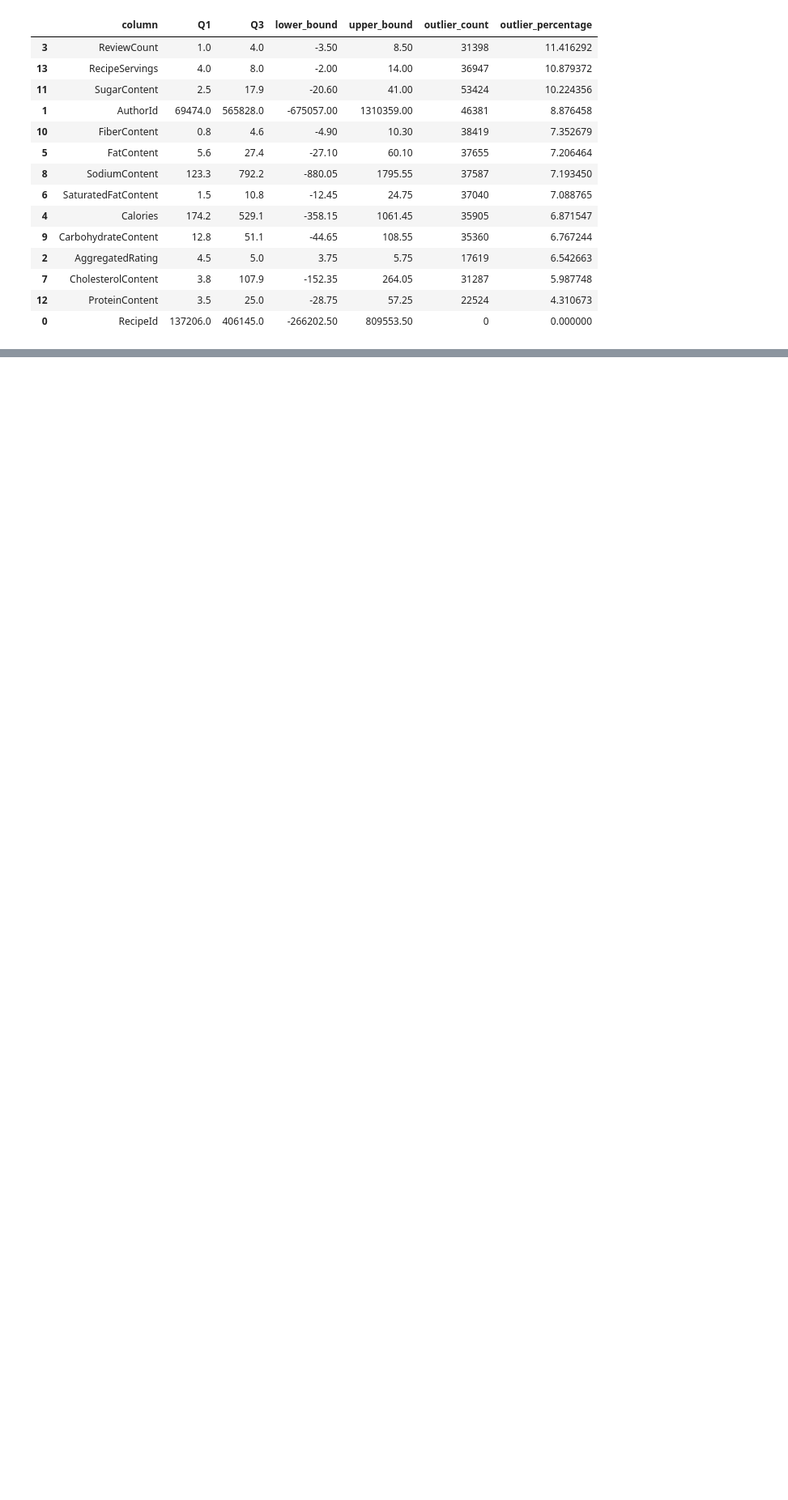
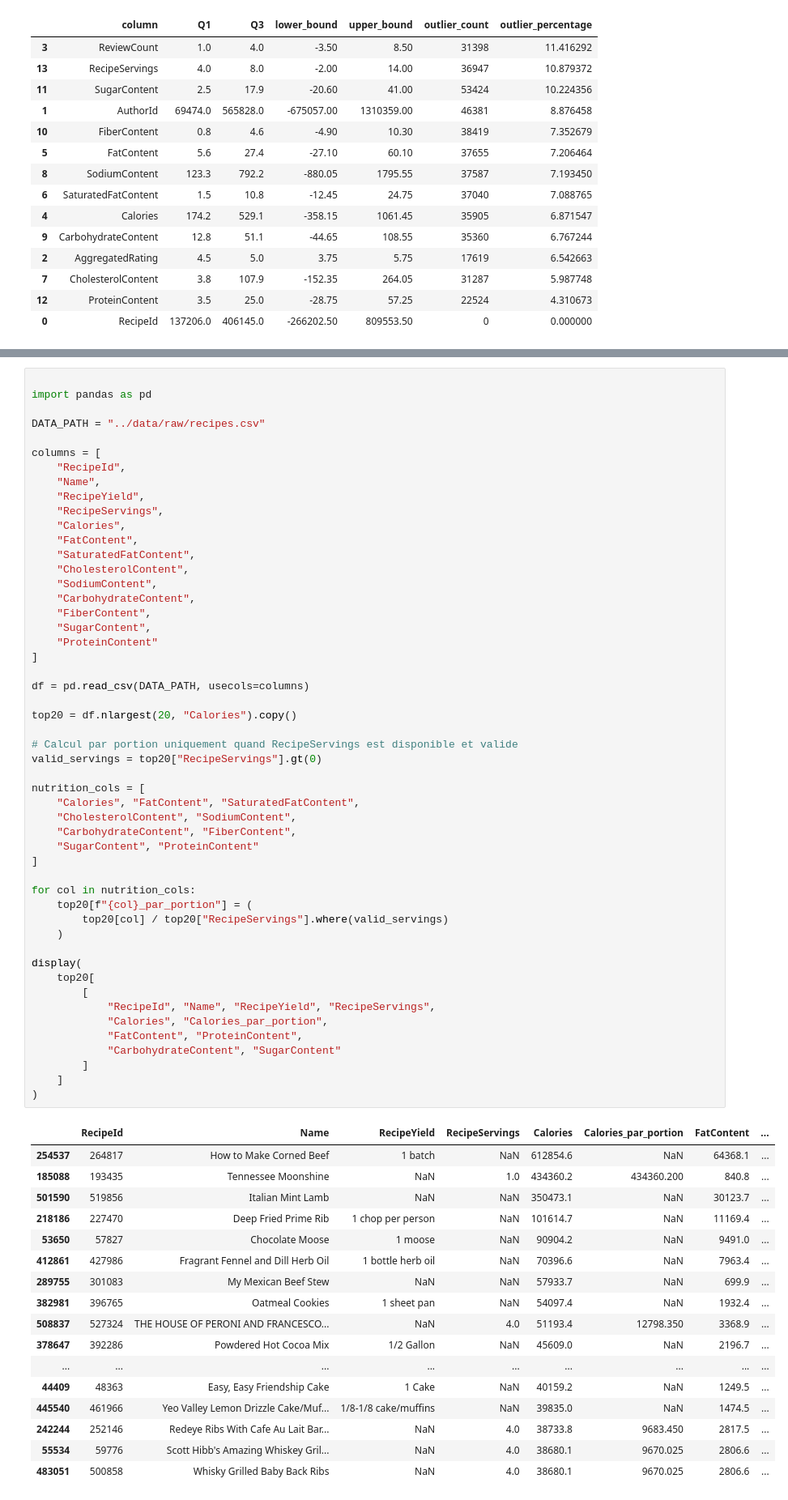
Before and after one commit to BejaouiChaima/adaptive-recipe-copilot, a Jupyter notebook: notebooks/01_eda_recipes.ipynb, the cells around one changed output, grey strips where cells are left out. Shown at 81% size. Saved outputs shown, nothing was run; the diff lists cells and outputs as text; blank space fills up the shorter version.

```diff
--- a/notebooks/01_eda_recipes.ipynb
+++ b/notebooks/01_eda_recipes.ipynb
@@ -394,0 +820,69 @@ plt.show()
+# %%
+
+import pandas as pd
+
+DATA_PATH = "../data/raw/recipes.csv"
+
+columns = [
+    "RecipeId",
+    "Name",
+    "RecipeYield",
+    "RecipeServings",
+    "Calories",
+    "FatContent",
+    "SaturatedFatContent",
+    "CholesterolContent",
+    "SodiumContent",
+    "CarbohydrateContent",
+    "FiberContent",
+    "SugarContent",
+    "ProteinContent"
+]
+
+df = pd.read_csv(DATA_PATH, usecols=columns)
+
+top20 = df.nlargest(20, "Calories").copy()
+
+# Calcul par portion uniquement quand RecipeServings est disponible et valide
+valid_servings = top20["RecipeServings"].gt(0)
+
+nutrition_cols = [
+    "Calories", "FatContent", "SaturatedFatContent",
+    "CholesterolContent", "SodiumContent",
+    "CarbohydrateContent", "FiberContent",
+    "SugarContent", "ProteinContent"
+]
+
+for col in nutrition_cols:
+    top20[f"{col}_par_portion"] = (
+        top20[col] / top20["RecipeServings"].where(valid_servings)
+    )
+
+display(
+    top20[
+        [
+            "RecipeId", "Name", "RecipeYield", "RecipeServings",
+            "Calories", "Calories_par_portion",
+            "FatContent", "ProteinContent",
+            "CarbohydrateContent", "SugarContent"
+        ]
+    ]
+)
+# %% [output]
+|  | RecipeId | Name | RecipeYield | RecipeServings | Calories | Calories_par_portion | FatContent | ... |
+| 254537 | 264817 | How to Make Corned Beef | 1 batch | NaN | 612854.6 | NaN | 64368.1 | ... |
+| 185088 | 193435 | Tennessee Moonshine | NaN | 1.0 | 434360.2 | 434360.200 | 840.8 | ... |
+| 501590 | 519856 | Italian Mint Lamb | NaN | NaN | 350473.1 | NaN | 30123.7 | ... |
+| 218186 | 227470 | Deep Fried Prime Rib | 1 chop per person | NaN | 101614.7 | NaN | 11169.4 | ... |
+| 53650 | 57827 | Chocolate Moose | 1 moose | NaN | 90904.2 | NaN | 9491.0 | ... |
+| 412861 | 427986 | Fragrant Fennel and Dill Herb Oil | 1 bottle herb oil | NaN | 70396.6 | NaN | 7963.4 | ... |
+| 289755 | 301083 | My Mexican Beef Stew | NaN | NaN | 57933.7 | NaN | 699.9 | ... |
+| 382981 | 396765 | Oatmeal Cookies | 1 sheet pan | NaN | 54097.4 | NaN | 1932.4 | ... |
+| 508837 | 527324 | THE HOUSE OF PERONI AND FRANCESCO... | NaN | 4.0 | 51193.4 | 12798.350 | 3368.9 | ... |
+| 378647 | 392286 | Powdered Hot Cocoa Mix | 1/2 Gallon | NaN | 45609.0 | NaN | 2196.7 | ... |
+| ... | ... | ... | ... | ... | ... | ... | ... | ... |
+| 44409 | 48363 | Easy, Easy Friendship Cake | 1 Cake | NaN | 40159.2 | NaN | 1249.5 | ... |
+| 445540 | 461966 | Yeo Valley Lemon Drizzle Cake/Muf... | 1/8-1/8 cake/muffins | NaN | 39835.0 | NaN | 1474.5 | ... |
+| 242244 | 252146 | Redeye Ribs With Cafe Au Lait Bar... | NaN | 4.0 | 38733.8 | 9683.450 | 2817.5 | ... |
+| 55534 | 59776 | Scott Hibb's Amazing Whiskey Gril... | NaN | 4.0 | 38680.1 | 9670.025 | 2806.6 | ... |
+| 483051 | 500858 | Whisky Grilled Baby Back Ribs | NaN | 4.0 | 38680.1 | 9670.025 | 2806.6 | ... |
```
Also changed, not shown: parts of 11 cells of this notebook, 3 other files.
